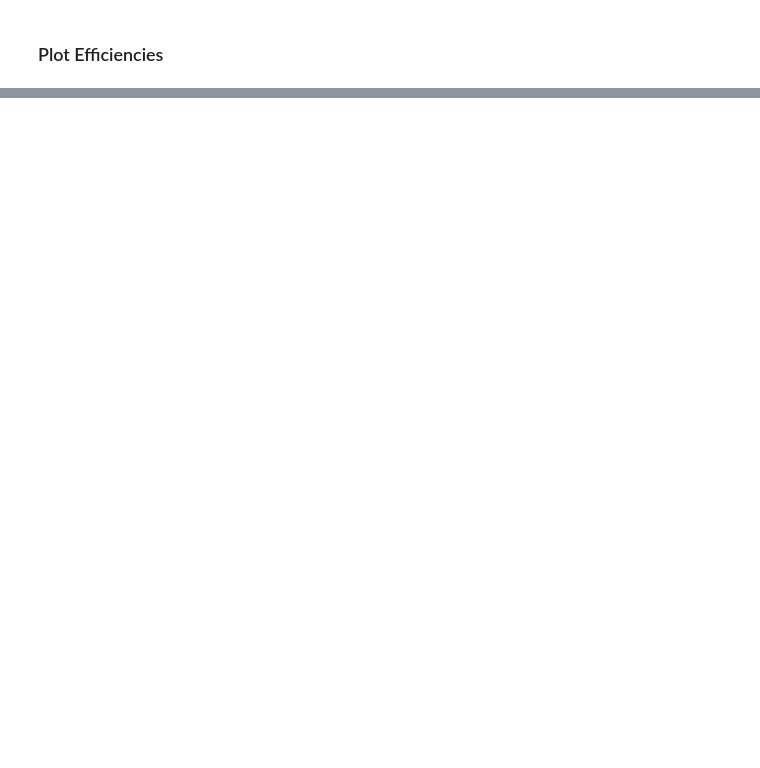
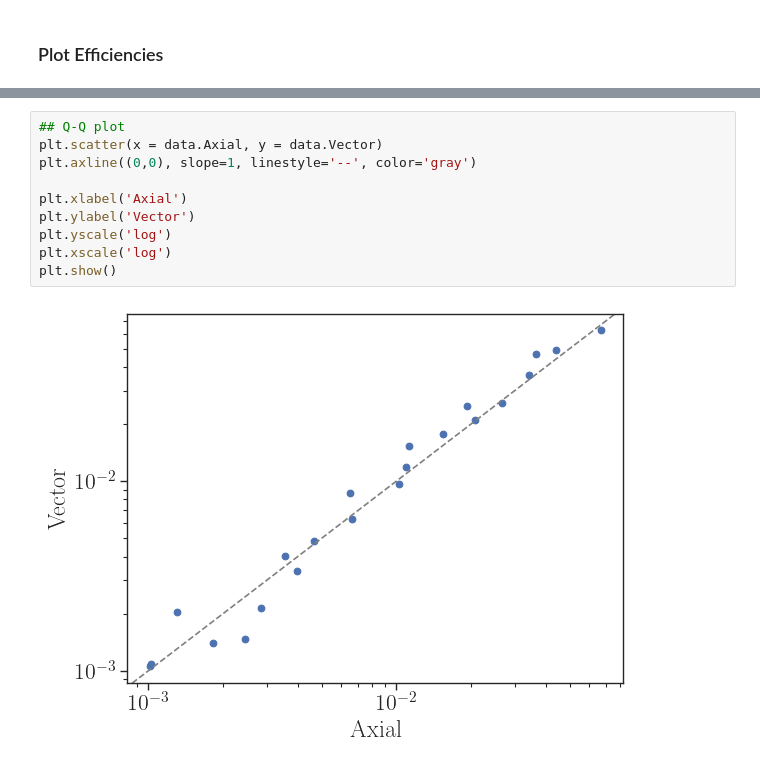
Before and after one commit to andlessa/MonoXSMS, a Jupyter notebook: notebooks/obtainEfficiencies.ipynb, the cells around one changed output, grey strips where cells are left out. Drawn from its saved outputs; the diff is of its cells as text; blank space fills up the shorter version.

```diff
--- a/notebooks/obtainEfficiencies.ipynb
+++ b/notebooks/obtainEfficiencies.ipynb
@@ -173,0 +181,12 @@ plt.show()
+# %%
+## Q-Q plot
+plt.scatter(x = data.Axial, y = data.Vector)
+plt.axline((0,0), slope=1, linestyle='--', color='gray')
+
+plt.xlabel('Axial')
+plt.ylabel('Vector')
+plt.yscale('log')
+plt.xscale('log')
+plt.show()
+# %% [output]
+[figure, added]
```
Also changed, not shown: parts of 7 cells of this notebook, 2 other files.
